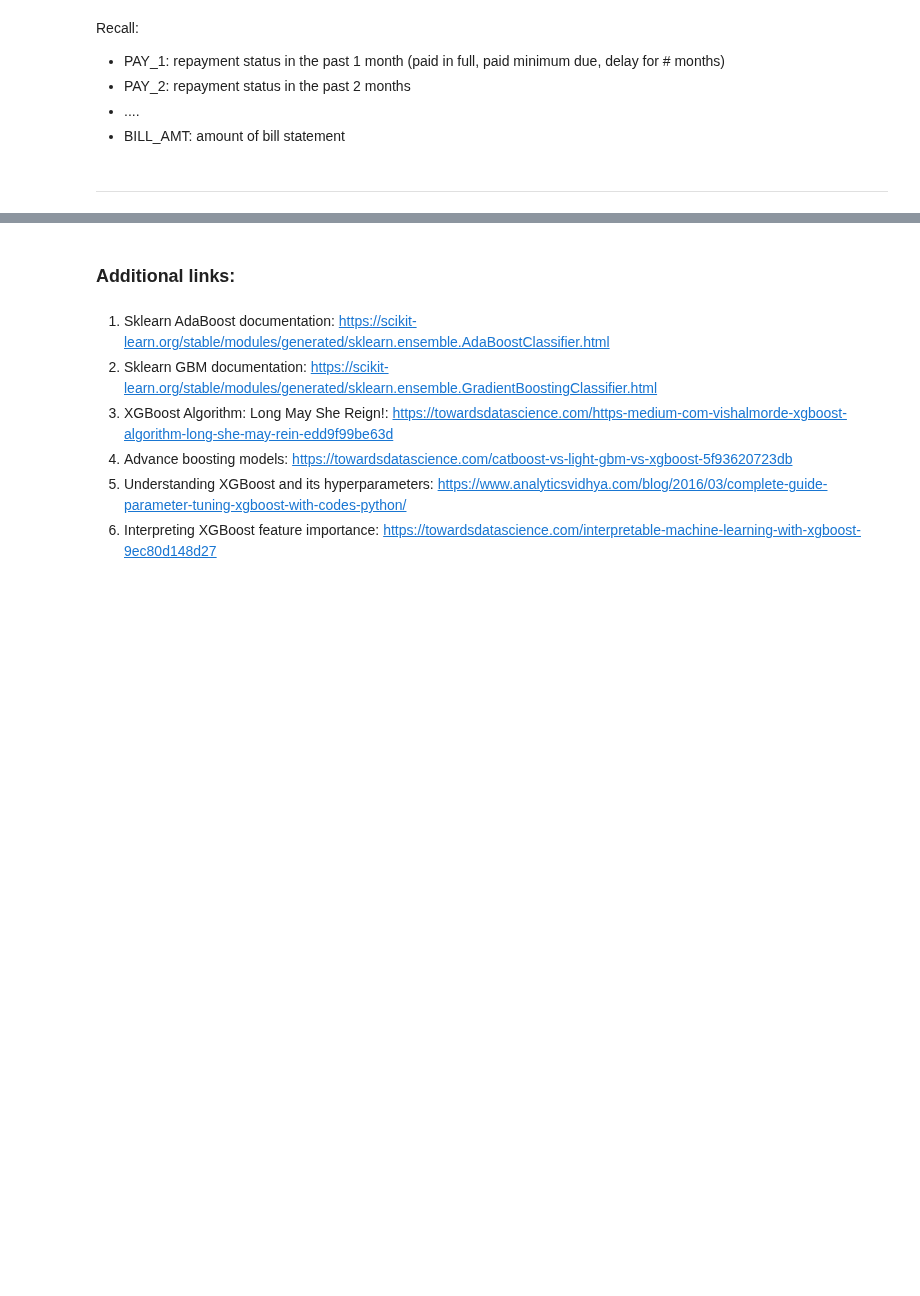
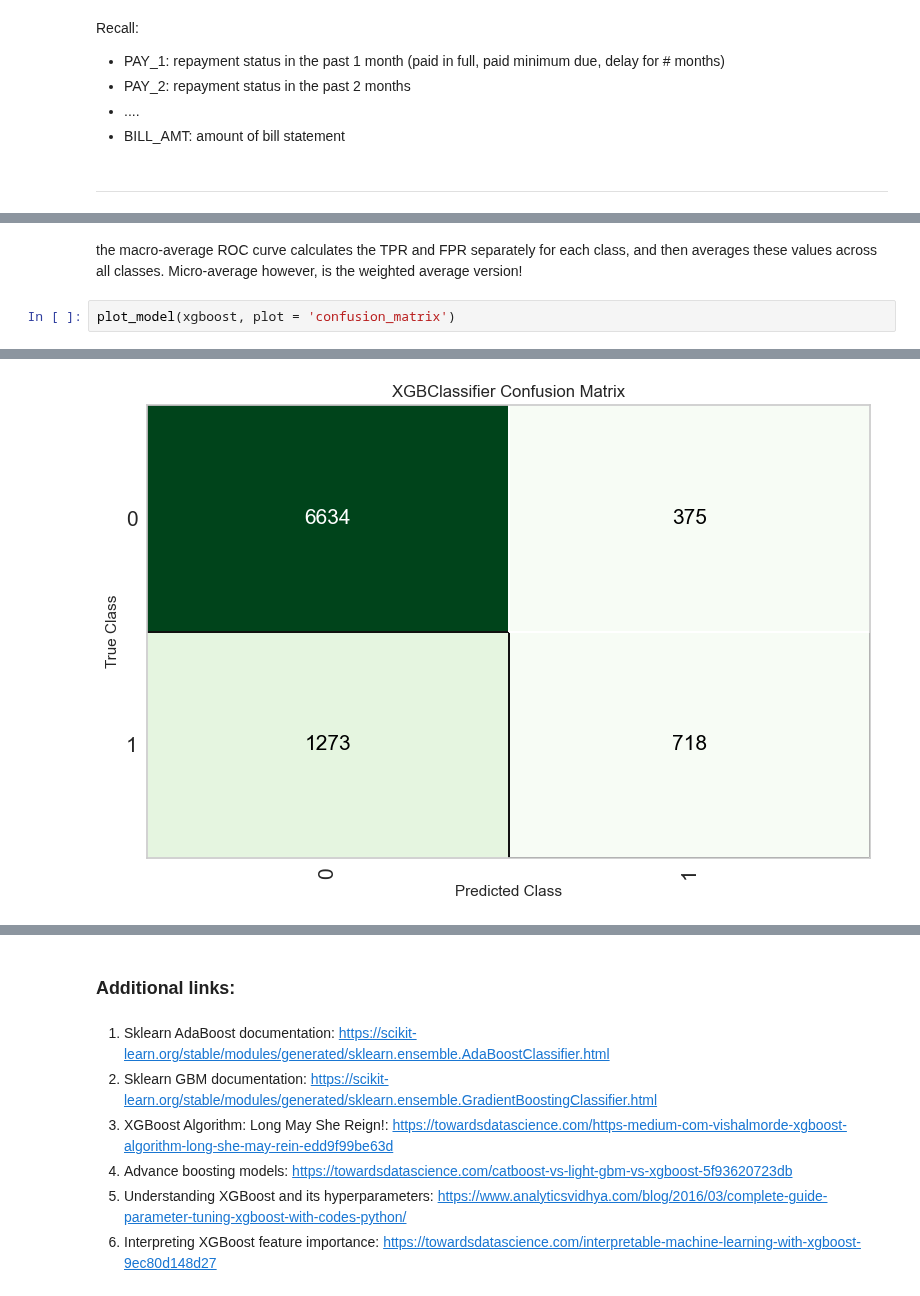
Before and after one commit to PJalgotrader/Machine_Learning-USU, a Jupyter notebook: Lectures and codes/ML spring 2023/Module 10- Bagging and Boosting/Python/boosting/XGBOOST_classification_creditcard.ipynb, the cells around one changed output, grey strips where cells are left out. Cells and saved outputs as stored; diff of their text form; blank space fills up the shorter version.

```diff
--- a/Lectures and codes/ML spring 2023/Module 10- Bagging and Boosting/Python/boosting/XGBOOST_classification_creditcard.ipynb
+++ b/Lectures and codes/ML spring 2023/Module 10- Bagging and Boosting/Python/boosting/XGBOOST_classification_creditcard.ipynb
@@ -372,0 +493,5 @@ Recall:
+# %% [markdown]
+the macro-average ROC curve calculates the TPR and FPR separately for each class, and then averages these values across all classes. Micro-average however, is the weighted average version!
+# %%
+plot_model(xgboost, plot = 'confusion_matrix')
+# %% [output]
@@ -372,0 +499 @@ Recall:
+[figure, added]
```
Also changed, not shown: parts of 21 cells of this notebook.
